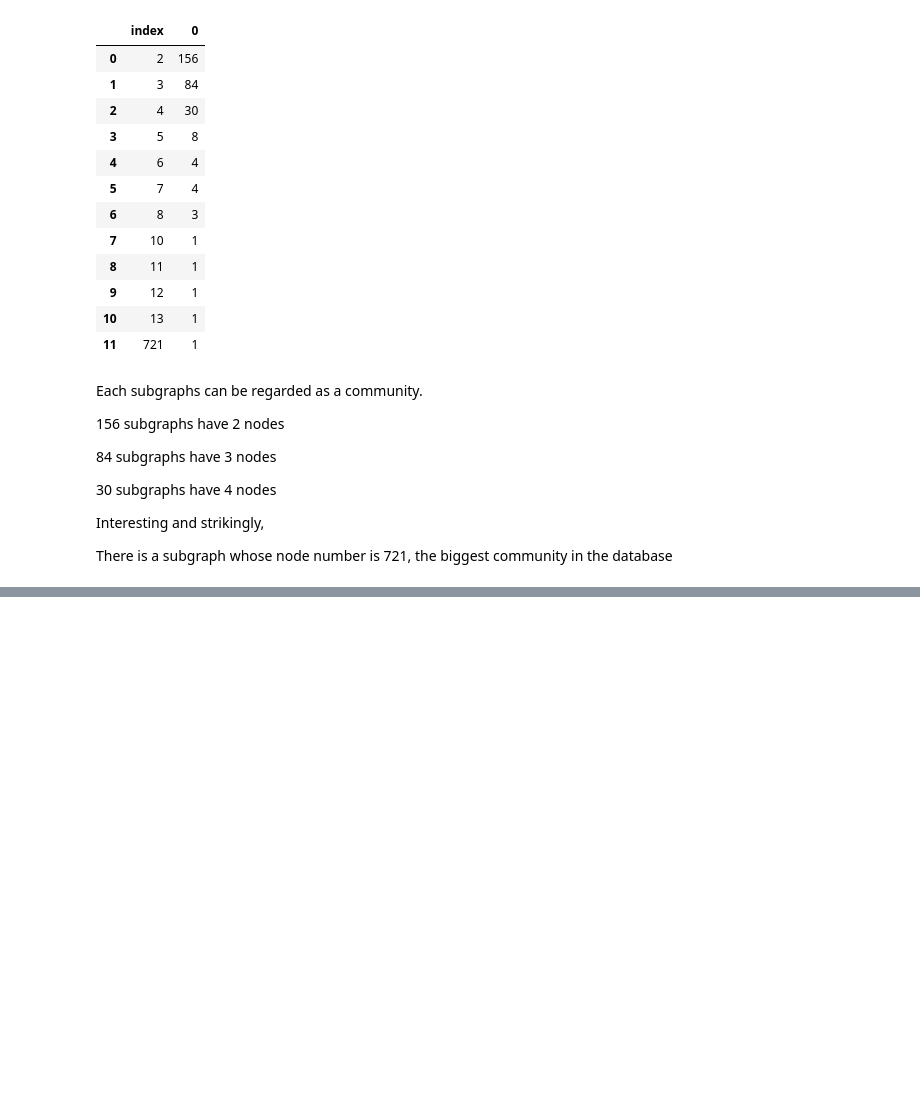
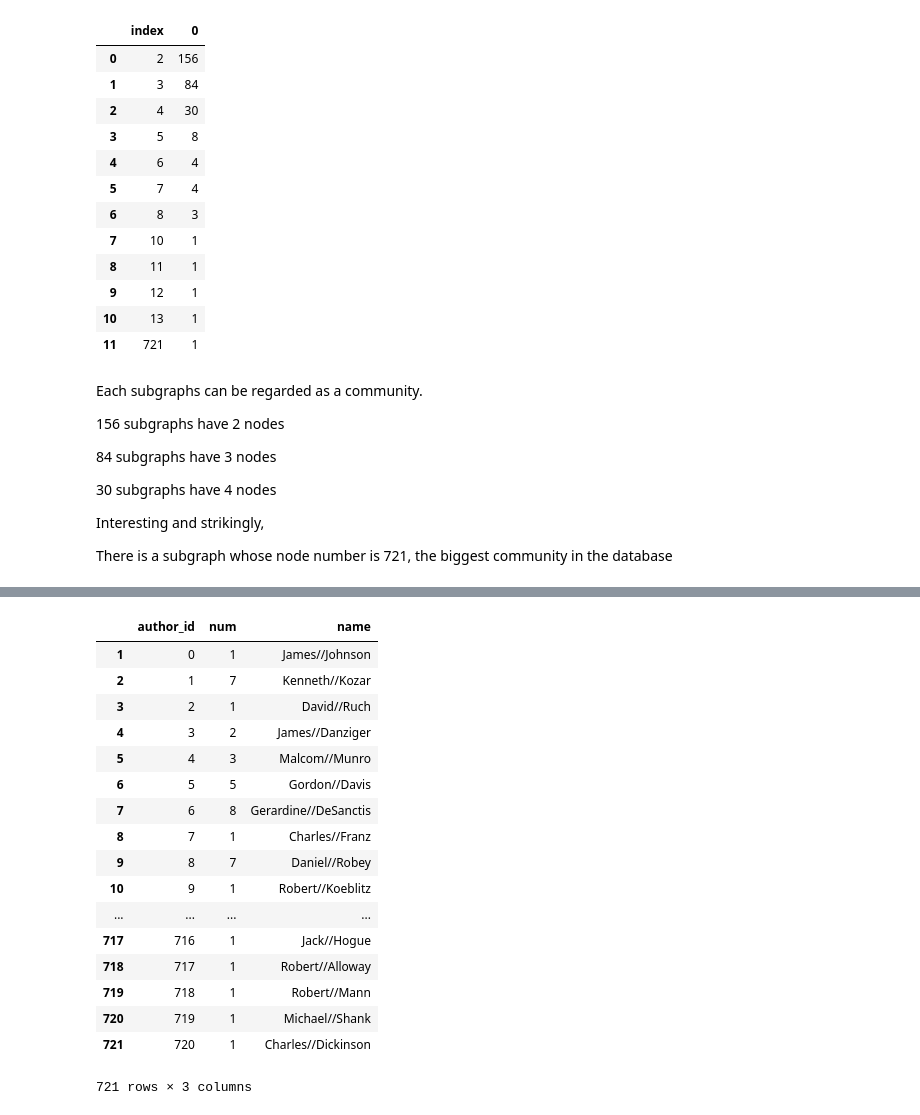
Before and after one commit to floydluo/misq, a Jupyter notebook: NetworkX/MISQ_networks.ipynb, the cells around one changed output, grey strips where cells are left out. Saved outputs shown, nothing was run; the diff lists cells and outputs as text; code cells hidden in the pictures; blank space fills up the shorter version.

```diff
--- a/NetworkX/MISQ_networks.ipynb
+++ b/NetworkX/MISQ_networks.ipynb
@@ -688,0 +888,2 @@ DrawGraph(Legendary, layout = "spring")
+# %%
+Nodes[0] = Nodes[0].map(sort)
@@ -688,0 +933,28 @@ DrawGraph(Legendary, layout = "spring")
+# %%
+Nodes_r = pandas2ri.py2ri(Nodes)
+ro.globalenv['author_id'] = Nodes_r[0]
+ro.globalenv['num'] = Nodes_r[1]
+
+# the index must be the integers
+ro.globalenv['name'] = Nodes_r[2]
+
+ro.r('Nodes=data.frame(author_id,num,name)')
+# %% [output]
+|  | author_id | num | name |
+| 1 | 0 | 1 | James//Johnson |
+| 2 | 1 | 7 | Kenneth//Kozar |
+| 3 | 2 | 1 | David//Ruch |
+| 4 | 3 | 2 | James//Danziger |
+| 5 | 4 | 3 | Malcom//Munro |
+| 6 | 5 | 5 | Gordon//Davis |
+| 7 | 6 | 8 | Gerardine//DeSanctis |
+| 8 | 7 | 1 | Charles//Franz |
+| 9 | 8 | 7 | Daniel//Robey |
+| 10 | 9 | 1 | Robert//Koeblitz |
+| ... | ... | ... | ... |
+| 717 | 716 | 1 | Jack//Hogue |
+| 718 | 717 | 1 | Robert//Alloway |
+| 719 | 718 | 1 | Robert//Mann |
+| 720 | 719 | 1 | Michael//Shank |
+| 721 | 720 | 1 | Charles//Dickinson |
+721 rows × 3 columns
```
Also changed, not shown: parts of 55 cells of this notebook, 26 other files.
